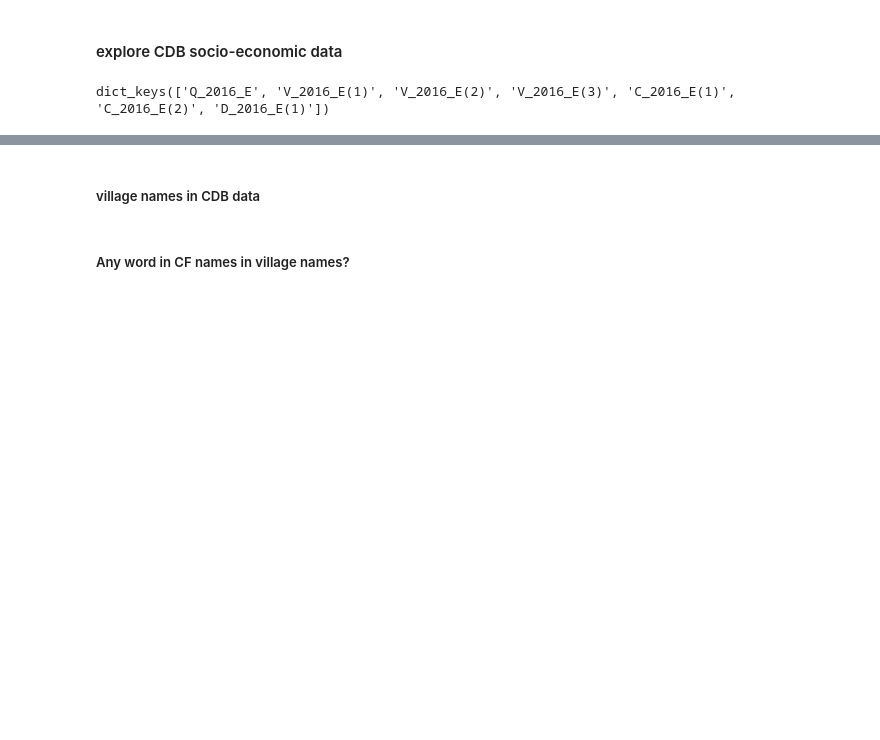
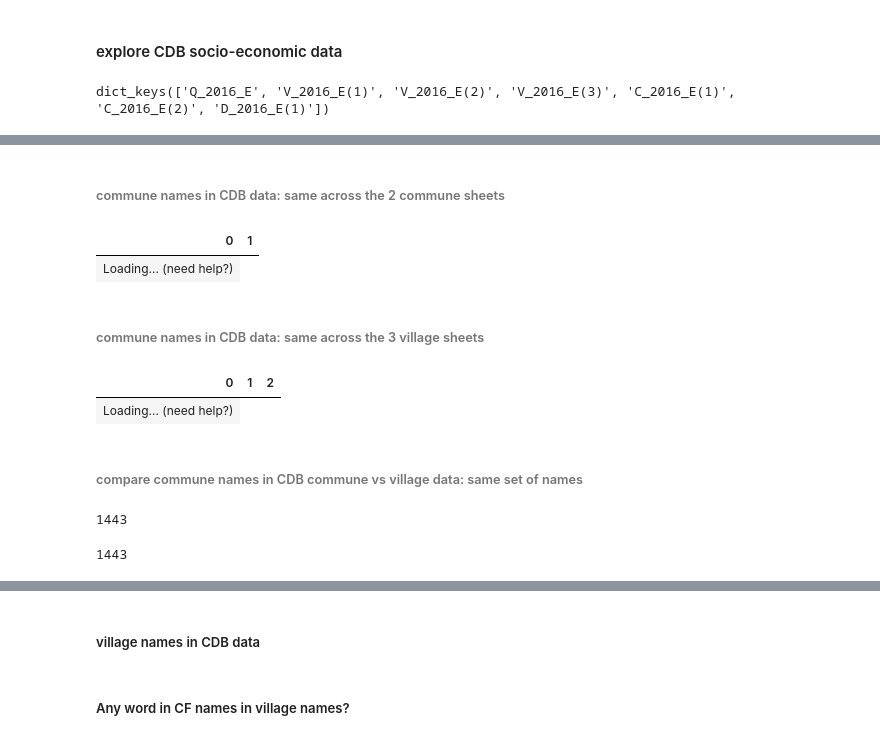
Before and after one commit to sig-gis/mpi, a Jupyter notebook: code/other/village_info_in_CF_vs_CDB.ipynb, the cells around one changed output, grey strips where cells are left out. Cells and saved outputs as stored; diff of their text form; code cells hidden in the pictures; blank space fills up the shorter version.

```diff
--- a/code/other/village_info_in_CF_vs_CDB.ipynb
+++ b/code/other/village_info_in_CF_vs_CDB.ipynb
@@ -122,3 +176,21 @@ vill_name_df.head()
 assert vill_name_df[0].equals(vill_name_df[1])
 assert vill_name_df[0].equals(vill_name_df[2])
 assert vill_name_df[2].equals(vill_name_df[1])
+# %% [markdown]
+###### commune names in CDB data: same across the 2 commune sheets
+# %%
+name_c_df = pd.DataFrame()  # commune names in diff. sheets
+for i, df in enumerate(CDB_c_df_lst):
+    # print(df.shape)  # same nrow
+    # display(df.head(4))  # commune info in 4th column
+    name_s = df.iloc[:, 3]
+    # pd.testing.assert_series_equal(name_s.str.strip(), name_s)  # error
+    # print(name_s[name_s.str.strip() != name_s])
+    name_s = name_s.str.strip()
+    # pd.testing.assert_series_equal(name_s.str.strip(), name_s)  # no error
+    name_c_df[i] = name_s
+# %%
+name_c_df.head()
+# %% [output]
+| 0 | 1 |
+| Loading... (need help?) |
@@ -124,0 +200,18 @@ assert vill_name_df[2].equals(vill_name_df[1])
+# %% [markdown]
+###### commune names in CDB data: same across the 3 village sheets
+# %%
+name_v_df = pd.DataFrame()  # commune names in diff. sheets
+for i, df in enumerate(CDB_v_df_lst):
+    # print(df.shape)  # same nrow
+    # display(df.head(4))  # commune info in 4th column
+    name_s = df.iloc[:, 3]
+    # pd.testing.assert_series_equal(name_s.str.strip(), name_s)  # error
+    # print(name_s[name_s.str.strip() != name_s])
+    name_s = name_s.str.strip()
+    # pd.testing.assert_series_equal(name_s.str.strip(), name_s)  # no error
+    name_v_df[i] = name_s
+# %%
+name_v_df.head()
+# %% [output]
+| 0 | 1 | 2 |
+| Loading... (need help?) |
@@ -124,0 +223,2 @@ assert vill_name_df[2].equals(vill_name_df[1])
+# %% [markdown]
+###### compare commune names in CDB commune vs village data: same set of names
@@ -124,0 +228,8 @@ assert vill_name_df[2].equals(vill_name_df[1])
+# %%
+name_c_s.nunique()
+# %% [output]
+1443
+# %%
+name_v_s.nunique()
+# %% [output]
+1443
```
Also changed, not shown: parts of 65 cells of this notebook.
